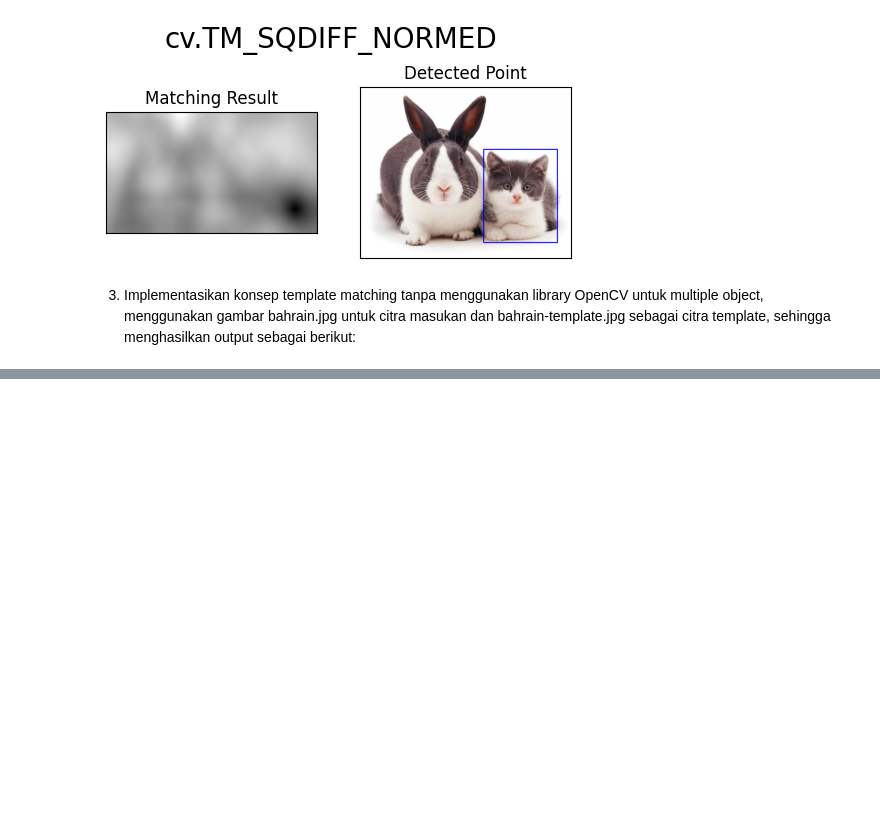
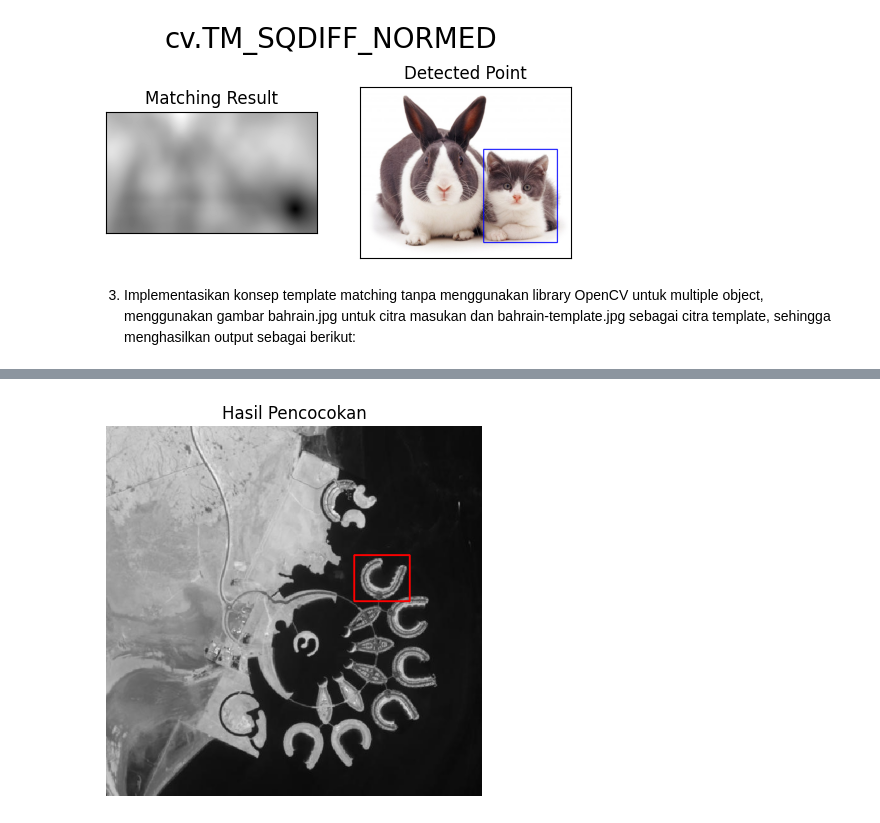
Before and after one commit to Arainal0112/PCVK_Ganjil_2023, a Jupyter notebook: Week11.ipynb, the cells around one changed output, grey strips where cells are left out. Cells and saved outputs as stored; diff of their text form; code cells hidden in the pictures; blank space fills up the shorter version.

```diff
--- a/Week11.ipynb
+++ b/Week11.ipynb
@@ -120,0 +135,65 @@ berikut:
+# %%
+import numpy as np
+import cv2
+
+# Fungsi untuk melakukan template matching
+def template_matching(image, template, method):
+    # Ambil dimensi gambar asli dan template
+    ih, iw = image.shape[:2]
+    th, tw = template.shape[:2]
+
+    # Inisialisasi matriks untuk menyimpan hasil pencocokan
+    result = np.zeros((ih - th + 1, iw - tw + 1))
+
+    # Lakukan pencocokan template
+    for y in range(ih - th + 1):
+        for x in range(iw - tw + 1):
+            roi = image[y:y+th, x:x+tw]
+            if method == 'TM_SQDIFF':
+                result[y, x] = np.sum((roi - template) ** 2)
+            elif method == 'TM_SQDIFF_NORMED':
+                numerator = np.sum((roi - template) ** 2)
+                result[y, x] = numerator / (np.sqrt(np.sum(roi ** 2) * np.sum(template ** 2)))
+            elif method == 'TM_CCORR':
+                result[y, x] = np.sum(roi * template)
+            elif method == 'TM_CCORR_NORMED':
+                numerator = np.sum(roi * template)
+                result[y, x] = numerator / (np.sqrt(np.sum(roi ** 2) * np.sum(template ** 2)))
+            elif method == 'TM_CCOEFF':
+                result[y, x] = np.sum((roi - roi.mean()) * (template - template.mean()))
+            elif method == 'TM_CCOEFF_NORMED':
+                numerator = np.sum((roi - roi.mean()) * (template - template.mean()))
+                result[y, x] = numerator / (np.sqrt(np.sum((roi - roi.mean()) ** 2) * np.sum((template - template.mean()) ** 2)))
+
+    return result
+
+# Load gambar asli dan template
+image = cv2.imread('/content/drive/MyDrive/PCVK/bahrain.jpg', cv2.IMREAD_GRAYSCALE)
+template = cv2.imread('/content/drive/MyDrive/PCVK/bahrain-template.jpg', cv2.IMREAD_GRAYSCALE)
+
+# Pilih metode template matching
+method = 'TM_SQDIFF'  # Ganti dengan metode yang sesuai
+
+# Lakukan template matching
+result = template_matching(image, template, method)
+
+# Temukan posisi terbaik
+min_val, max_val, min_loc, max_loc = cv2.minMaxLoc(result)
+
+# Jika menggunakan metode TM_SQDIFF atau TM_SQDIFF_NORMED, gunakan min_loc
+if method in ['TM_SQDIFF', 'TM_SQDIFF_NORMED']:
+    match_loc = min_loc
+else:
+    match_loc = max_loc
+
+# Gambar kotak pada gambar asli untuk menunjukkan posisi hasil pencocokan
+matched_image = cv2.cvtColor(image, cv2.COLOR_GRAY2BGR)  # Konversi gambar ke mode warna BGR
+cv2.rectangle(matched_image, match_loc, (match_loc[0] + template.shape[1], match_loc[1] + template.shape[0]), (0, 0, 255), 2)
+
+# Tampilkan gambar hasil dengan Matplotlib
+plt.imshow(cv2.cvtColor(matched_image, cv2.COLOR_BGR2RGB))
+plt.title('Hasil Pencocokan')
+plt.axis('off')
+plt.show()
+# %% [output]
+[figure, added]
```
Also changed, not shown: parts of 1 cell of this notebook.
